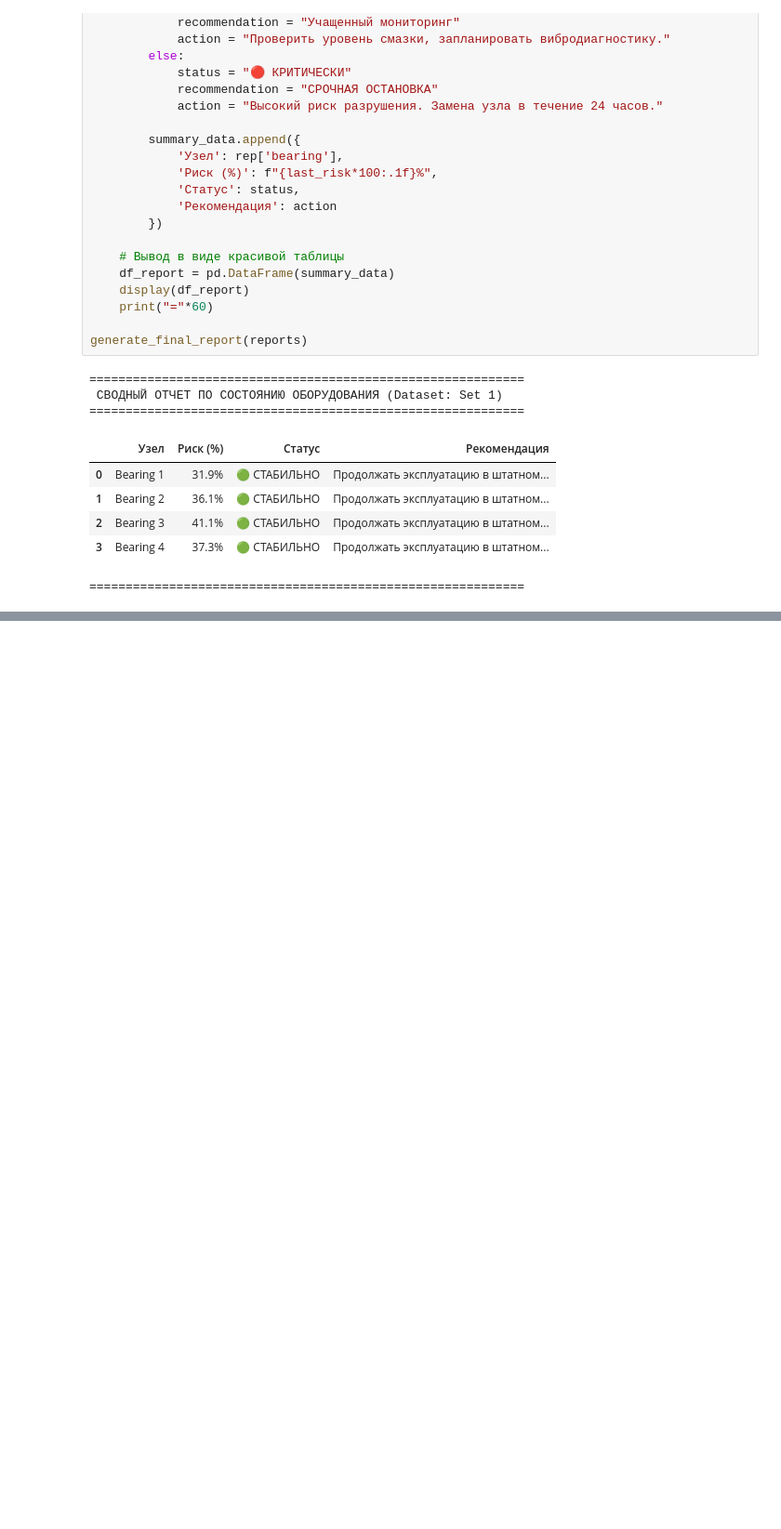
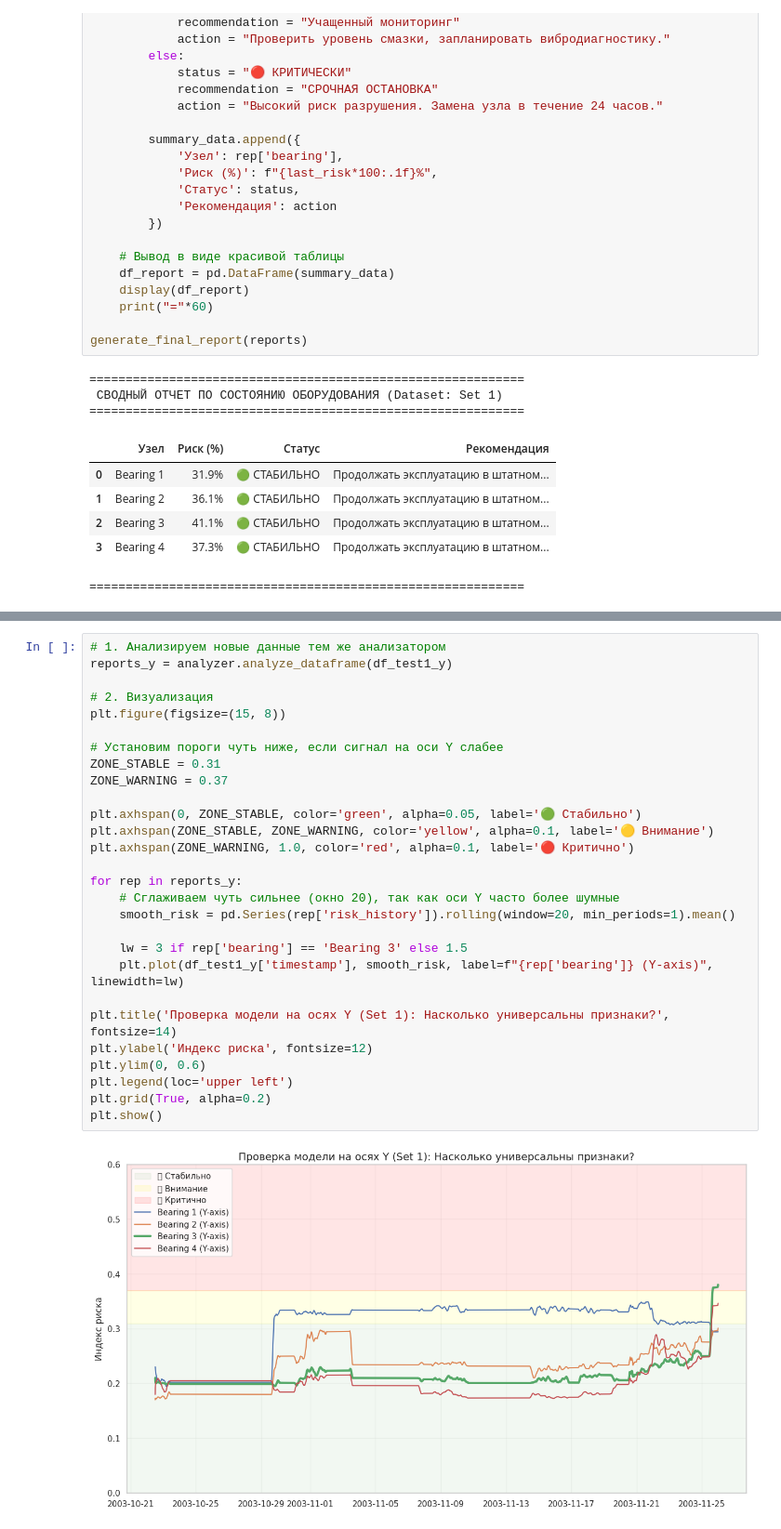
Before and after one commit to czeberyak/industrial-health-index-pdm, a Jupyter notebook: notebooks/BearingHealth Predictor.ipynb, the cells around one changed output, grey strips where cells are left out. Shown at 93% size. Drawn from its saved outputs; the diff is of its cells as text; blank space fills up the shorter version.

```diff
--- a/notebooks/BearingHealth Predictor.ipynb
+++ b/notebooks/BearingHealth Predictor.ipynb
@@ -1114,0 +1212,30 @@ plt.show()
+# %%
+# 1. Анализируем новые данные тем же анализатором
+reports_y = analyzer.analyze_dataframe(df_test1_y)
+
+# 2. Визуализация
+plt.figure(figsize=(15, 8))
+
+# Установим пороги чуть ниже, если сигнал на оси Y слабее
+ZONE_STABLE = 0.31
+ZONE_WARNING = 0.37
+
+plt.axhspan(0, ZONE_STABLE, color='green', alpha=0.05, label='🟢 Стабильно')
+plt.axhspan(ZONE_STABLE, ZONE_WARNING, color='yellow', alpha=0.1, label='🟡 Внимание')
+plt.axhspan(ZONE_WARNING, 1.0, color='red', alpha=0.1, label='🔴 Критично')
+
+for rep in reports_y:
+    # Сглаживаем чуть сильнее (окно 20), так как оси Y часто более шумные
+    smooth_risk = pd.Series(rep['risk_history']).rolling(window=20, min_periods=1).mean()
+
+    lw = 3 if rep['bearing'] == 'Bearing 3' else 1.5
+    plt.plot(df_test1_y['timestamp'], smooth_risk, label=f"{rep['bearing']} (Y-axis)", linewidth=lw)
+
+plt.title('Проверка модели на осях Y (Set 1): Насколько универсальны признаки?', fontsize=14)
+plt.ylabel('Индекс риска', fontsize=12)
+plt.ylim(0, 0.6)
+plt.legend(loc='upper left')
+plt.grid(True, alpha=0.2)
+plt.show()
+# %% [output]
+[figure, added]
```
Also changed, not shown: parts of 11 cells of this notebook.
